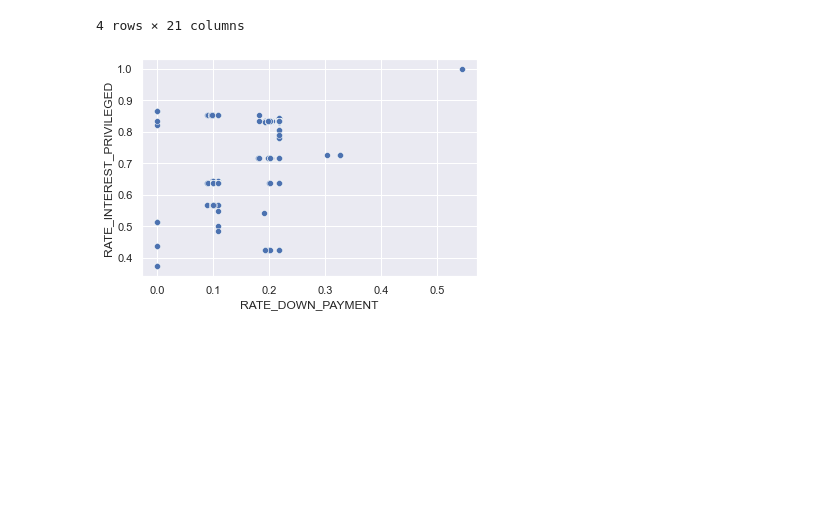
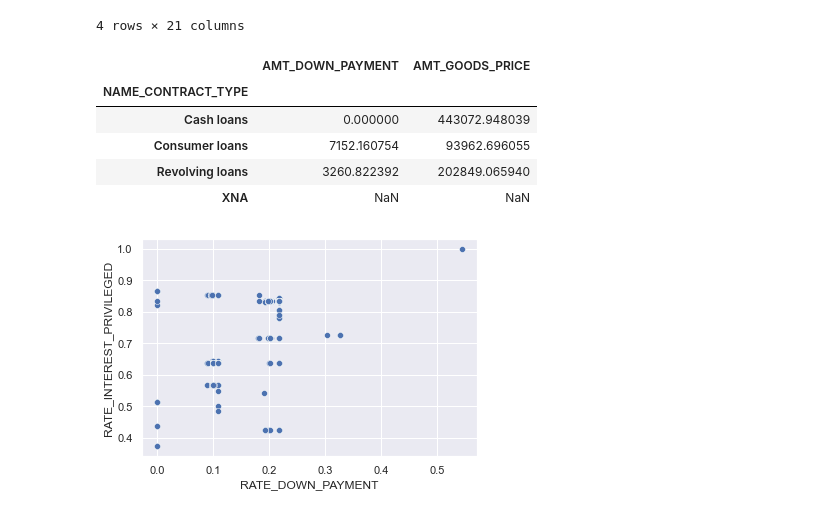
Before and after one commit to sleepyseal-000/DataScience_Project, a Jupyter notebook: Works_Xin.ipynb, the cells around one changed output. Saved outputs shown, nothing was run; the diff lists cells and outputs as text; code cells hidden in the pictures; blank space fills up the shorter version.

```diff
--- a/Works_Xin.ipynb
+++ b/Works_Xin.ipynb
@@ -217,8 +217,15 @@ names.head()
 # %%
 payment = ['AMT_DOWN_PAYMENT','AMT_GOODS_PRICE'] #Dowm Payment
 #Mean of down_payment
 dataset = data.groupby('NAME_CONTRACT_TYPE')[payment].mean()
-#dataset.head()
+dataset.head()
+# %% [output]
+|  | AMT_DOWN_PAYMENT | AMT_GOODS_PRICE |
+| NAME_CONTRACT_TYPE |  |  |
+| Cash loans | 0.000000 | 443072.948039 |
+| Consumer loans | 7152.160754 | 93962.696055 |
+| Revolving loans | 3260.822392 | 202849.065940 |
+| XNA | NaN | NaN |
 # %%
 #RATE DOWN PAYMENT VS RATE_INTEREST_PRIVILEGED (Scatter Plot)
 Rate_Down_Payment = sns.scatterplot(data=data, x="RATE_DOWN_PAYMENT", y="RATE_INTEREST_PRIVILEGED")
```
